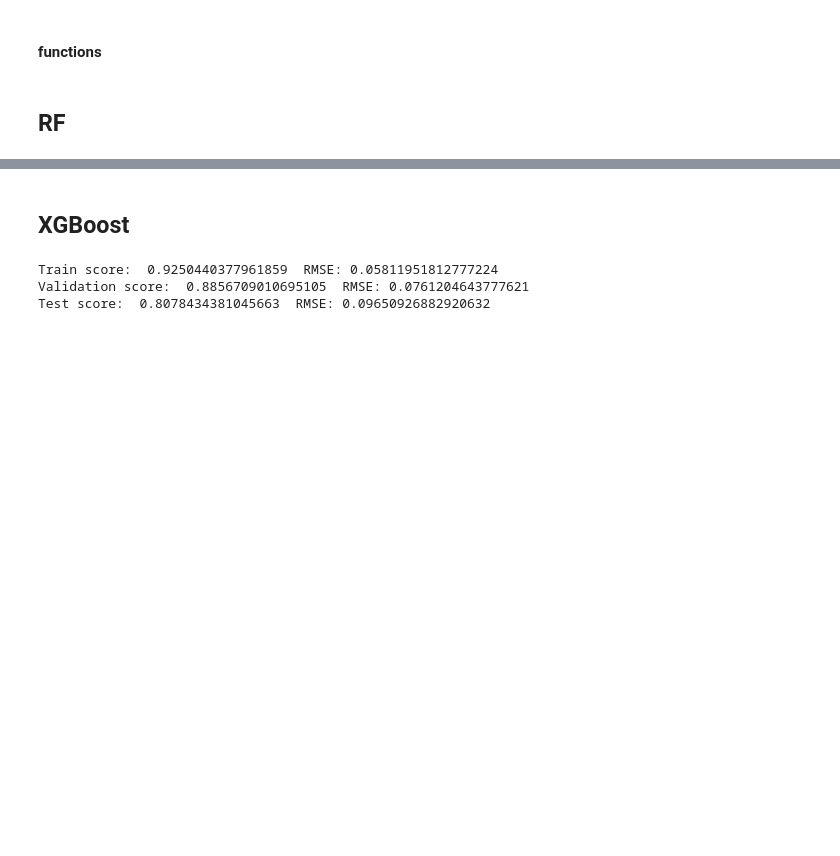
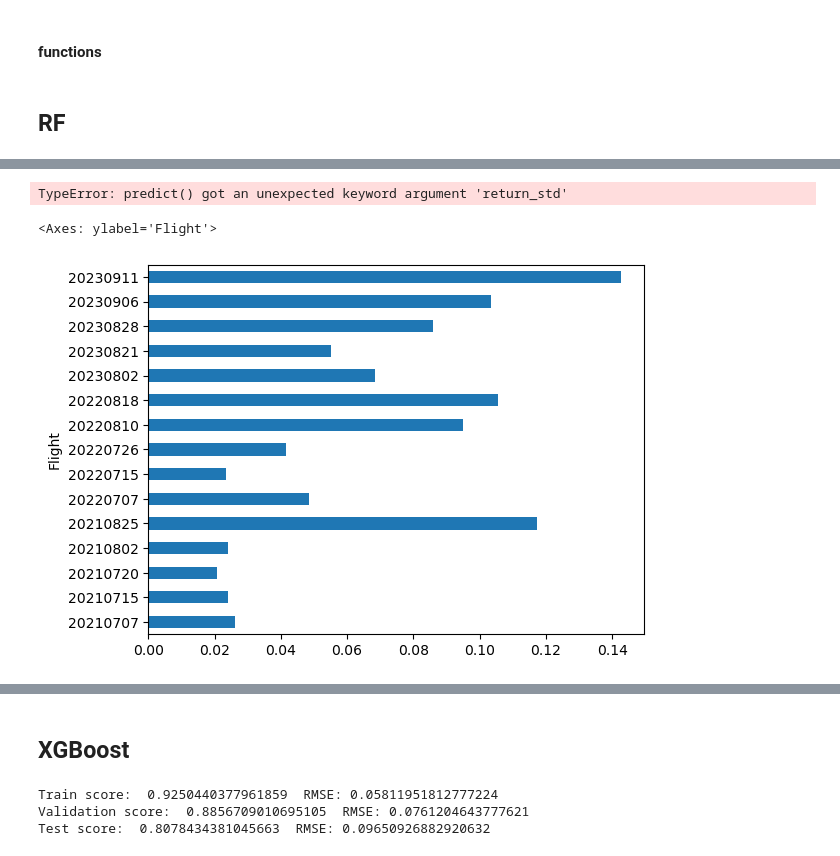
Before and after one commit to saif8091/cls_multispec_uas, a Jupyter notebook: results.ipynb, the cells around one changed output, grey strips where cells are left out. Cells and saved outputs as stored; diff of their text form; code cells hidden in the pictures; blank space fills up the shorter version.

```diff
--- a/results.ipynb
+++ b/results.ipynb
@@ -188,2 +270,7 @@ FlightGroup
 2023         0.613566  0.122270
 2021-2022    0.901458  0.071822
+# %%
+# just micasense
+model_evaluate2(model, feat, labels_test, title='GPR', X_train=X_train_norm, y_train=y_train, X_test=X_test_norm, y_test=y_test, err_bar=False, plt_num=False, flt_to_plot=[20210707, 20210715, 20210720, 20210802, 20210825, 20220707, 20220715, 20220726, 20220810, 20220818])#, save_fig='figures/GPR_test.png')
+# %% [output]
+TypeError: predict() got an unexpected keyword argument 'return_std'
@@ -189,0 +293,31 @@ FlightGroup
+# %%
+import pandas as pd
+
+def create_err_matrix(model, X_scaled, y, labels, feat):
+    # Predict with the model
+    pred = model.predict(X_scaled[feat])
+
+    # Calculate the error
+    err = pred - y
+
+    # Create a copy of the labels DataFrame
+    err_matrix = labels.copy()
+
+    # Append the error to the labels DataFrame
+    err_matrix['err'] = err
+
+    return err_matrix
+
+# Create the error matrix for the RF model
+err_matrix_rf_test = create_err_matrix(model, X_test_norm, y_test, labels_test, feat)
+err_matrix_rf = create_err_matrix(model,
+                                  pd.concat([X_train_norm, X_val_norm, X_test_norm]),
+                                  pd.concat([y_train, y_val, y_test]),
+                                  pd.concat([labels_train, labels_val, labels_test]),
+                                  feat)
+rmse_m = err_matrix_rf.groupby('Flight')['err'].apply(lambda x: np.sqrt(np.nanmean(x**2)))
+# %%
+rmse_m.plot.barh()
+# %% [output]
+<Axes: ylabel='Flight'>
+[figure, added]
```
Also changed, not shown: parts of 15 cells of this notebook, 16 other files.
